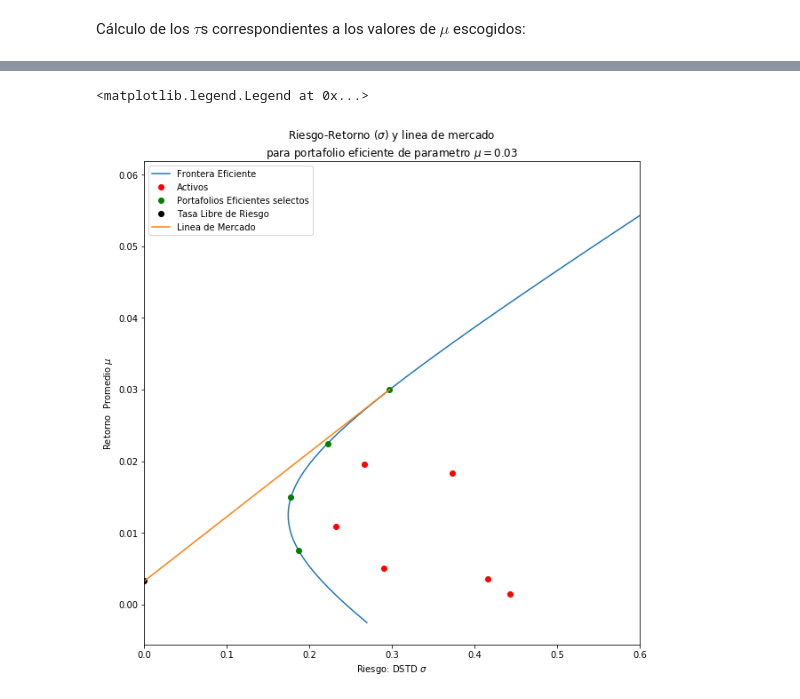
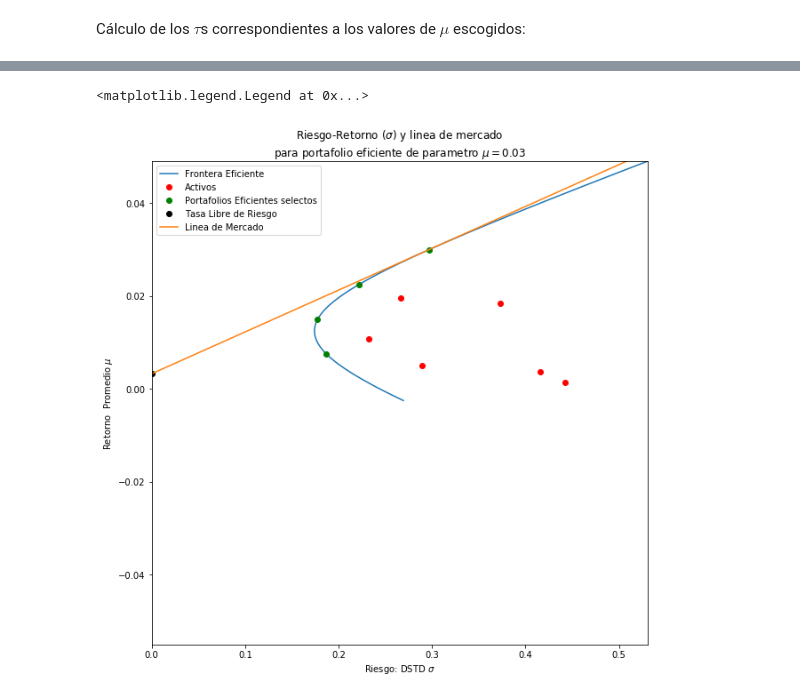
Before and after one commit to Cohnan/FinancialAdministrationModels, a Jupyter notebook: Proyecto 1 - Sebastian Puerto.ipynb, the cells around one changed output, grey strips where cells are left out. Cells and saved outputs as stored; diff of their text form; code cells hidden in the pictures.

```diff
--- a/Proyecto 1 - Sebastian Puerto.ipynb
+++ b/Proyecto 1 - Sebastian Puerto.ipynb
@@ -392,17 +425,22 @@ El cual tiene un rendimiento promedio de:  0.015 una varianza de 0.0315422746706
 # %%
-mus = np.linspace(-0.0025, 3*np.max(retProm), 200)
-stdFront = np.sqrt((A*mus**2 - 2*mus*B + C)/D)
-
     # TERCER PORTAFOLIO
 
-i = 2 #Indice para el portafolio actual
+#Indice para el portafolio actual
+# UNICO PARAMETRO QUE SE CAMBIA PARA LAS GRAFICAS SIGUIENTES
+i = 2
+
+######################################################
 mu = musElegidos[i]
 port = portElegidos[i]
 var = varPort(port)
 std = np.sqrt(var)
 tau = tauMu(mu)
 
-print("El portafolio eficiente para el cual se está graficando su línea de mercado y tasa libre de riesgo es:",
+# Pendiente de la linea de mercado de capital
+m = (mu - tau)/(std-0)
+
+
+print("El portafolio eficiente para el cual se está graficando su línea de mercado y tasa libre de riesgo es:\n",
       xOptMu(musElegidos[i]))
 print("El cual tiene un rendimiento promedio de: ", mu,
       "una varianza de", var,
@@ -415,7 +453,8 @@ plt.title("Riesgo-Retorno ($\sigma$) y linea de mercado \npara portafolio eficie
 plt.xlabel("Riesgo: DSTD $\sigma$")
 plt.ylabel("Retorno  Promedio $\mu$")
 
-plt.xlim(left = 0, right = 0.6)
+plt.xlim(left = 0, right = sigMax)
+plt.ylim(bottom = -0.05, top = muMax)
 
 # Frontera eficiente
 plt.plot(stdFront, mus)
@@ -428,7 +467,9 @@ plt.plot(np.sqrt(varElegidos), musElegidos, 'go')
 
 # LINEA DE MERCADO Y CORTE CON EL EJE DE RENDIMIENTOS: TASA LIBRE DE RIESGO
 plt.plot([0], [tau], 'ko')
-plt.plot([0, np.sqrt(var)], [tau, mu])
+xs = np.linspace(0, sigMax, 100)
+ys = m*xs + tau
+plt.plot(xs, ys)
 
 plt.legend(("Frontera Eficiente", "Activos", "Portafolios Eficientes selectos",
             "Tasa Libre de Riesgo", "Linea de Mercado"), loc = "upper left")
@@ -445,17 +487,22 @@ El cual tiene un rendimiento promedio de:  0.0225 una varianza de 0.049268000197
 # %%
-mus = np.linspace(-0.0025, 3*np.max(retProm), 200)
-stdFront = np.sqrt((A*mus**2 - 2*mus*B + C)/D)
-
     # CUARTO PORTAFOLIO
 
-i = 3 #Indice para el portafolio actual
+#Indice para el portafolio actual
+# UNICO PARAMETRO QUE SE CAMBIA PARA LAS GRAFICAS SIGUIENTES
+i = 3
+
+######################################################
 mu = musElegidos[i]
 port = portElegidos[i]
 var = varPort(port)
 std = np.sqrt(var)
 tau = tauMu(mu)
 
-print("El portafolio eficiente para el cual se está graficando su línea de mercado y tasa libre de riesgo es:",
+# Pendiente de la linea de mercado de capital
+m = (mu - tau)/(std-0)
+
+
+print("El portafolio eficiente para el cual se está graficando su línea de mercado y tasa libre de riesgo es:\n",
       xOptMu(musElegidos[i]))
 print("El cual tiene un rendimiento promedio de: ", mu,
       "una varianza de", var,
@@ -468,7 +515,8 @@ plt.title("Riesgo-Retorno ($\sigma$) y linea de mercado \npara portafolio eficie
 plt.xlabel("Riesgo: DSTD $\sigma$")
 plt.ylabel("Retorno  Promedio $\mu$")
 
-plt.xlim(left = 0, right = 0.6)
+plt.xlim(left = 0, right = sigMax)
+plt.ylim(bottom = -0.055, top = muMax)
 
 # Frontera eficiente
 plt.plot(stdFront, mus)
@@ -481,7 +529,9 @@ plt.plot(np.sqrt(varElegidos), musElegidos, 'go')
 
 # LINEA DE MERCADO Y CORTE CON EL EJE DE RENDIMIENTOS: TASA LIBRE DE RIESGO
 plt.plot([0], [tau], 'ko')
-plt.plot([0, np.sqrt(var)], [tau, mu])
+xs = np.linspace(0, sigMax, 100)
+ys = m*xs + tau
+plt.plot(xs, ys)
 
 plt.legend(("Frontera Eficiente", "Activos", "Portafolios Eficientes selectos",
             "Tasa Libre de Riesgo", "Linea de Mercado"), loc = "upper left")
@@ -490,8 +541,8 @@ El portafolio eficiente para el cual se está graficando su línea de mercado y
  [-0.170417]
  [-0.348785]
  [ 1.346911]
  [ 0.399951]
  [ 0.088635]]
 El cual tiene un rendimiento promedio de:  0.03 una varianza de 0.0881774473080038 y le corresonde una tasa libre de riesgo de 0.003280267417311171
 <matplotlib.legend.Legend at 0x...>
-[figure, old version]
+[figure, new version]
```
Also changed, not shown: parts of 7 cells of this notebook.
